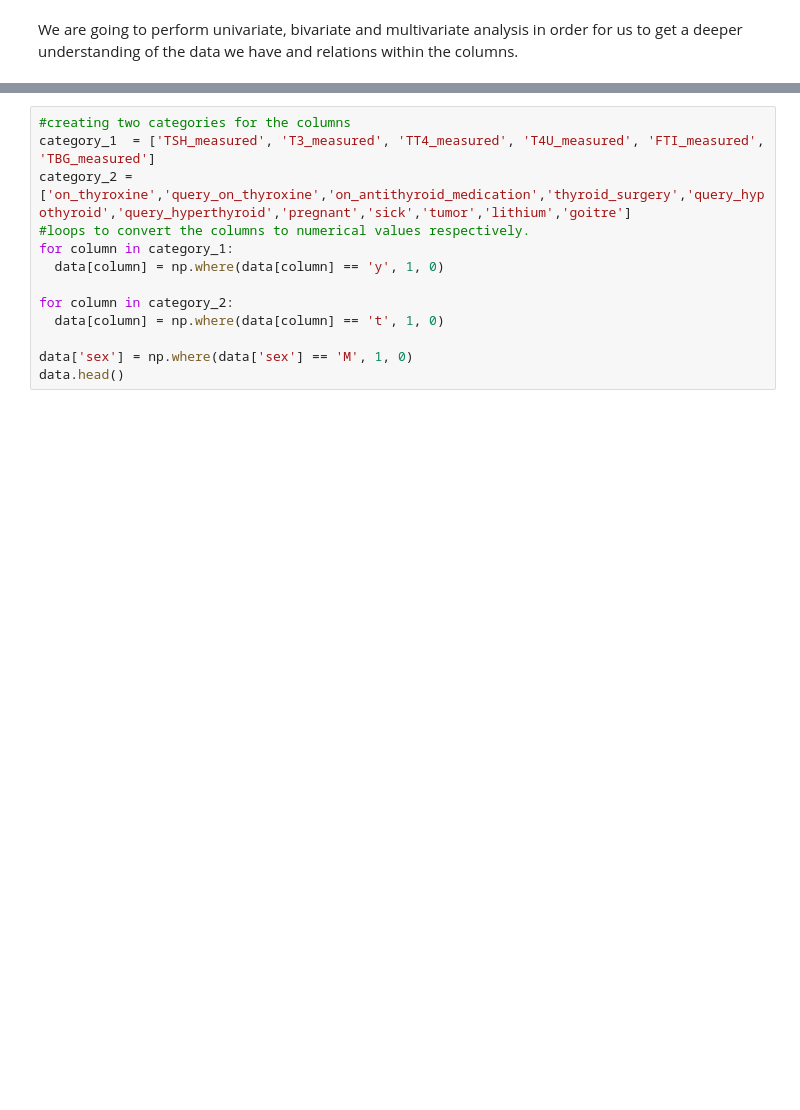
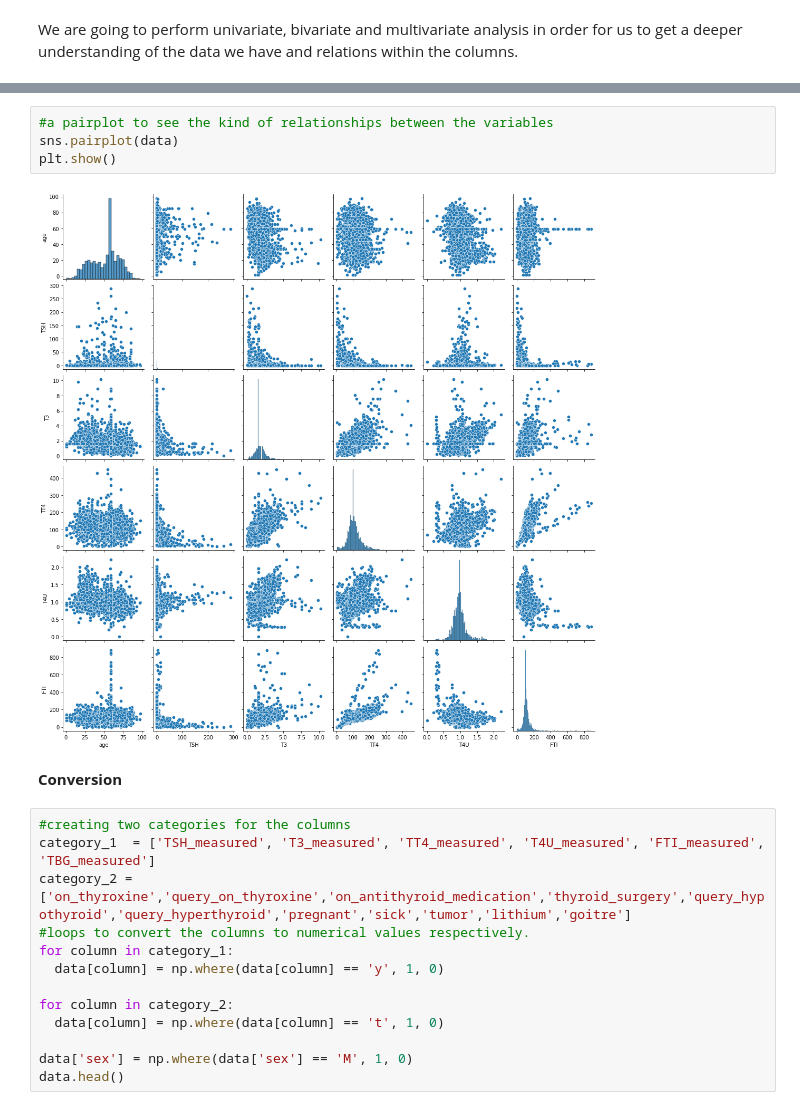
Before and after one commit to Mumo-vicky/Hypothyroid-Disease-Prediction, a Jupyter notebook: Hypothyroid_Prediction.ipynb, the cells around one changed output, grey strips where cells are left out. Drawn from its saved outputs; the diff is of its cells as text; blank space fills up the shorter version.

```diff
--- a/Hypothyroid_Prediction.ipynb
+++ b/Hypothyroid_Prediction.ipynb
@@ -326,3 +342,11 @@ We can see that there is a similar trend with the patients with hyperthyroid and
+# %%
+#a pairplot to see the kind of relationships between the variables
+sns.pairplot(data)
+plt.show()
+# %% [output]
+[figure, added]
+# %% [markdown]
+**Conversion**
 # %%
 #creating two categories for the columns
 category_1  = ['TSH_measured', 'T3_measured', 'TT4_measured', 'T4U_measured', 'FTI_measured', 'TBG_measured']
```
Also changed, not shown: parts of 38 cells of this notebook.
